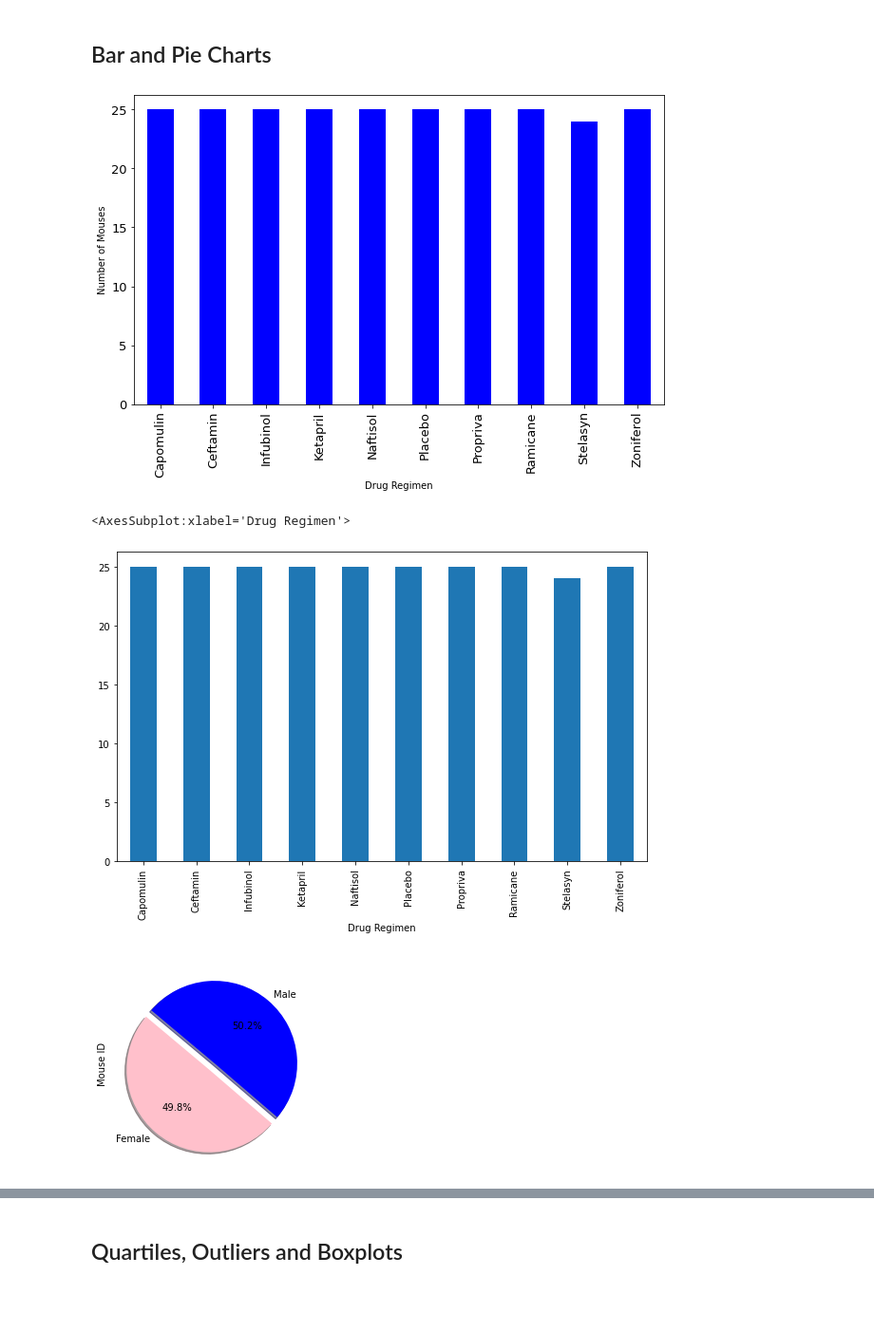
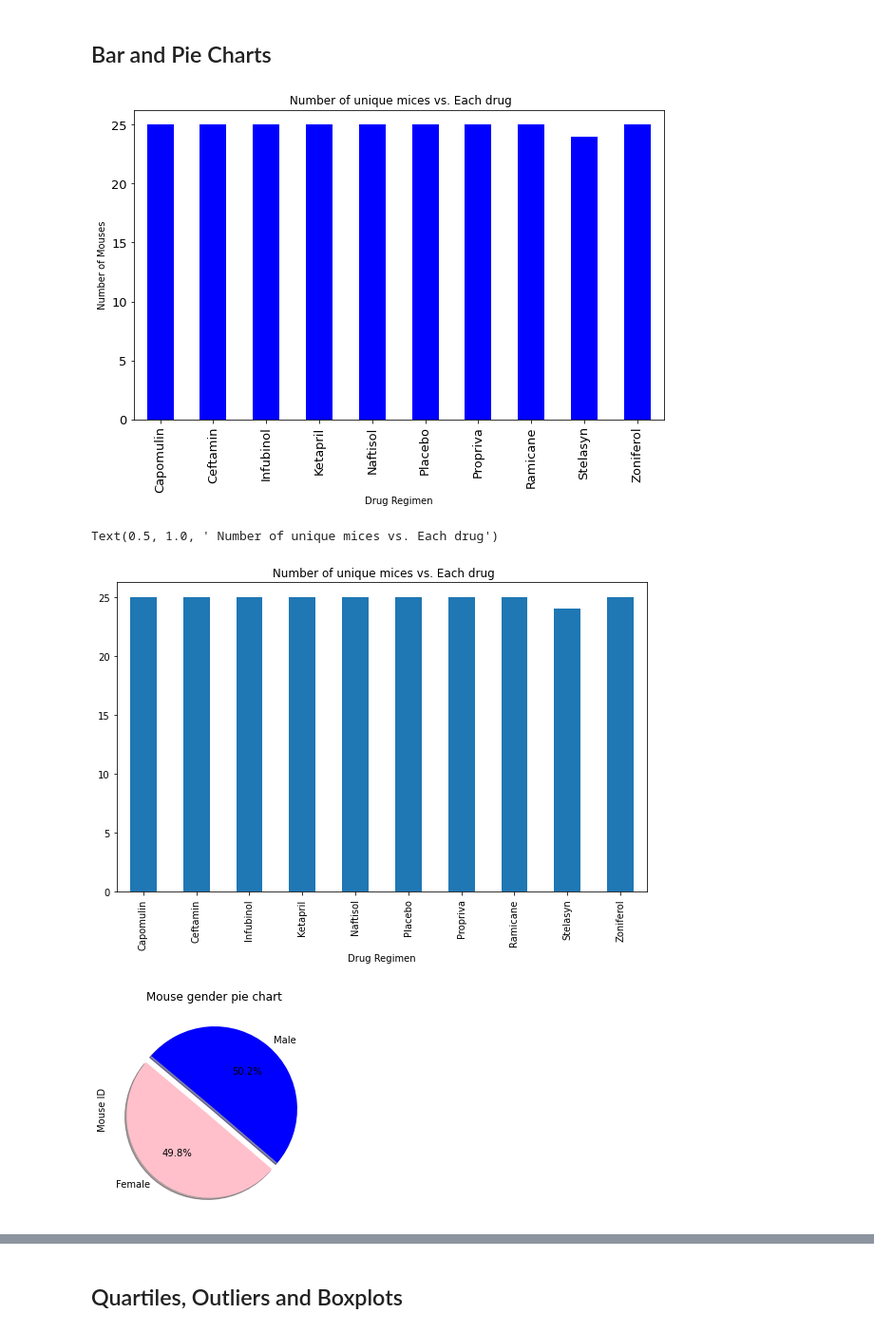
Before and after one commit to SaradhaRam/matplotlib-challenge, a Jupyter notebook: pymaceuticals_starter.ipynb, the cells around one changed output, grey strips where cells are left out. Shown at 95% size. Cells and saved outputs as stored; diff of their text form; code cells hidden in the pictures; blank space fills up the shorter version.

```diff
--- a/pymaceuticals_starter.ipynb
+++ b/pymaceuticals_starter.ipynb
@@ -227,31 +227,35 @@ count_chart = count_makers.plot(kind='bar',figsize=(10,6), color="blue", fontsiz
 # Set the xlabel and ylabel using class methods
 count_chart.set_xlabel("Drug Regimen")
 count_chart.set_ylabel("Number of Mouses")
+plt.title(" Number of unique mices vs. Each drug")
+
 
 plt.show()
 # plt.tight_layout()
 # %% [output]
-[figure, old version]
+[figure, new version]
 # %%
 # Generate a bar plot showing the total number of unique mice tested on each drug regimen using pyplot.
 
 # plt.bar(count_makers,y_axis, color='r', alpha=0.5, align="center")
 count_makers.plot.bar(figsize=(10,6))
+plt.title(" Number of unique mices vs. Each drug")
 # %% [output]
-<AxesSubplot:xlabel='Drug Regimen'>
+Text(0.5, 1.0, ' Number of unique mices vs. Each drug')
-[figure, old version]
+[figure, new version]
 # %%
 # Generate a pie plot showing the distribution of female versus male mice using pandas
 
 gender_mouse_data = clean_mouse_data.groupby('Sex')['Mouse ID'].count()
 explodes = (0.1, 0)
 colors = ["pink", "blue"]
 labels = gender_mouse_data.keys()
+plt.title("Mouse gender pie chart")
 # sizes = gender_mouse_data.values
 gender_mouse_data_pandas_pie = gender_mouse_data.plot(kind='pie', explode=explodes, labels=labels, colors=colors,
         autopct="%1.1f%%", shadow=True, startangle=140)
 # %% [output]
-[figure, old version]
+[figure, new version]
 # %%
 # Generate a pie plot showing the distribution of female versus male mice using pyplot
 # The colors of each section of the pie chart
```
Also changed, not shown: parts of 5 cells of this notebook.
